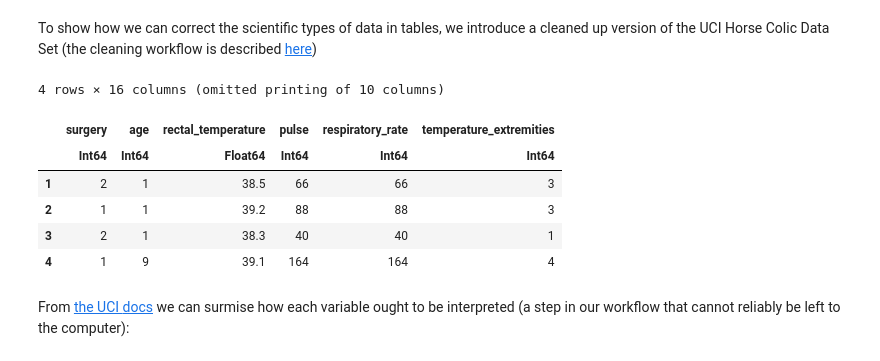
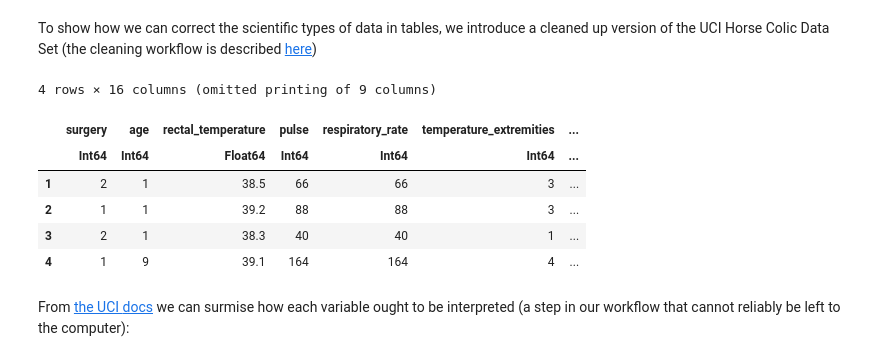
Before and after one commit to ablaom/MachineLearningInJulia2020, a Jupyter notebook: tutorials.ipynb, the cells around one changed output. Saved outputs shown, nothing was run; the diff lists cells and outputs as text; code cells hidden in the pictures.

```diff
--- a/tutorials.ipynb
+++ b/tutorials.ipynb
@@ -230,16 +241,16 @@ we introduce a cleaned up version of the UCI Horse Colic Data Set
 # %%
 using CSV
 file = CSV.File(joinpath(DIR, "data", "horse.csv"));
-horse = CSV.DataFrame!(file); # convert to data frame without copying columns
+horse = DataFrames.DataFrame(file); # convert to data frame without copying columns
 first(horse, 4)
 # %% [output]
-4 rows × 16 columns (omitted printing of 10 columns)
+4 rows × 16 columns (omitted printing of 9 columns)
-|  | surgery | age | rectal_temperature | pulse | respiratory_rate | temperature_extremities |
-|  | Int64 | Int64 | Float64 | Int64 | Int64 | Int64 |
-| 1 | 2 | 1 | 38.5 | 66 | 66 | 3 |
-| 2 | 1 | 1 | 39.2 | 88 | 88 | 3 |
-| 3 | 2 | 1 | 38.3 | 40 | 40 | 1 |
-| 4 | 1 | 9 | 39.1 | 164 | 164 | 4 |
+|  | surgery | age | rectal_temperature | pulse | respiratory_rate | temperature_extremities | ... |
+|  | Int64 | Int64 | Float64 | Int64 | Int64 | Int64 | ... |
+| 1 | 2 | 1 | 38.5 | 66 | 66 | 3 | ... |
+| 2 | 1 | 1 | 39.2 | 88 | 88 | 3 | ... |
+| 3 | 2 | 1 | 38.3 | 40 | 40 | 1 | ... |
+| 4 | 1 | 9 | 39.1 | 164 | 164 | 4 | ... |
 # %% [markdown]
 From [the UCI
 docs](http://archive.ics.uci.edu/ml/datasets/Horse+Colic) we can
```
Also changed, not shown: parts of 141 cells of this notebook, 7 other files.
